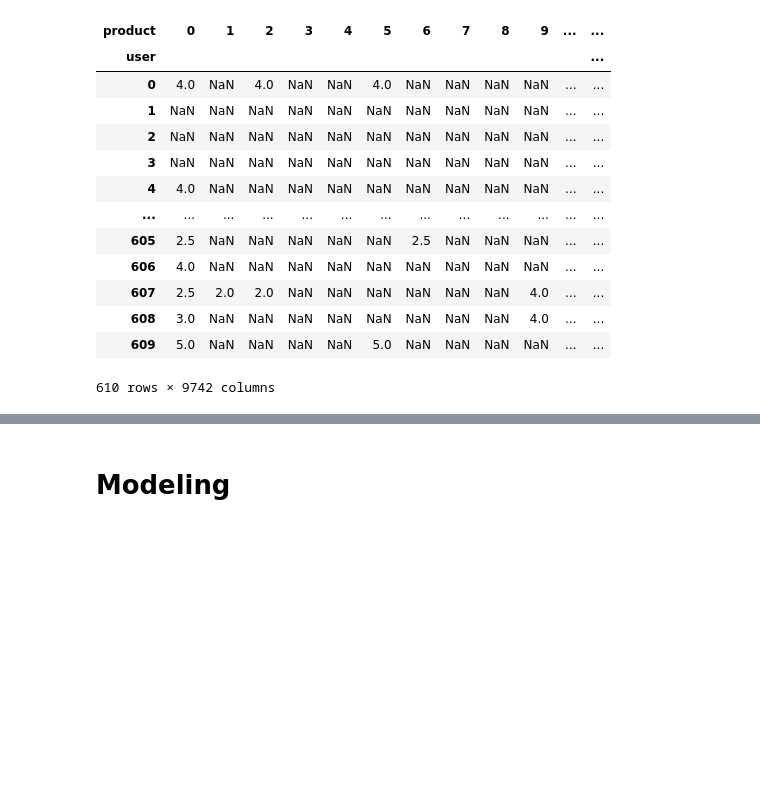
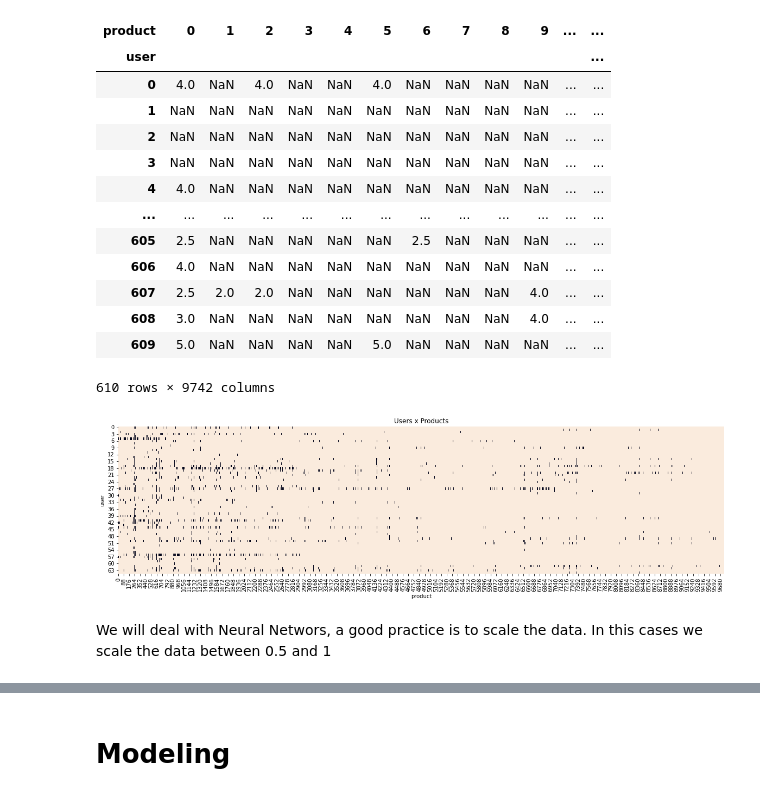
Before and after one commit to kidrissa/recommendation_system, a Jupyter notebook: notebook.ipynb, the cells around one changed output, grey strips where cells are left out. Saved outputs shown, nothing was run; the diff lists cells and outputs as text; code cells hidden in the pictures; blank space fills up the shorter version.

```diff
--- a/notebook.ipynb
+++ b/notebook.ipynb
@@ -178,3 +178,11 @@ dF_users
 | 608 | 3.0 | NaN | NaN | NaN | NaN | NaN | NaN | NaN | NaN | 4.0 | ... | ... |
 | 609 | 5.0 | NaN | NaN | NaN | NaN | 5.0 | NaN | NaN | NaN | NaN | ... | ... |
 610 rows × 9742 columns
+# %%
+fig, ax = plt.subplots(figsize=(20,5))
+sns.heatmap(np.isnan(dF_users.head(65)), cbar=False, ax=ax).set_title("Users x Products")
+plt.show()
+# %% [output]
+[figure, added]
+# %% [markdown]
+We will deal with Neural Networs, a good practice is to scale the data. In this cases we scale the data between 0.5 and 1
```
Also changed, not shown: parts of 7 cells of this notebook.
